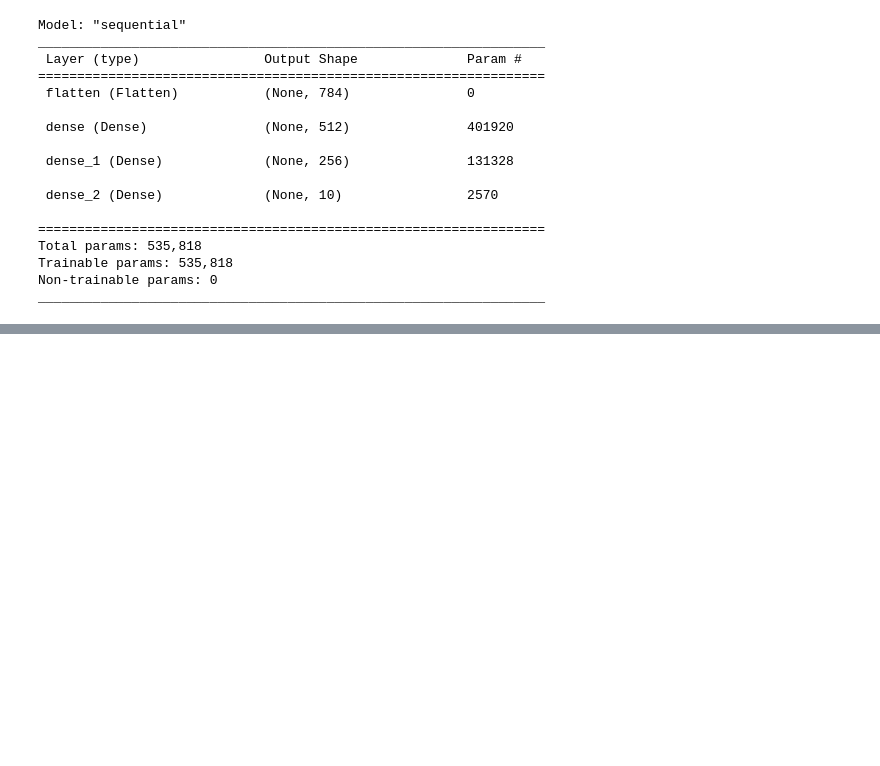
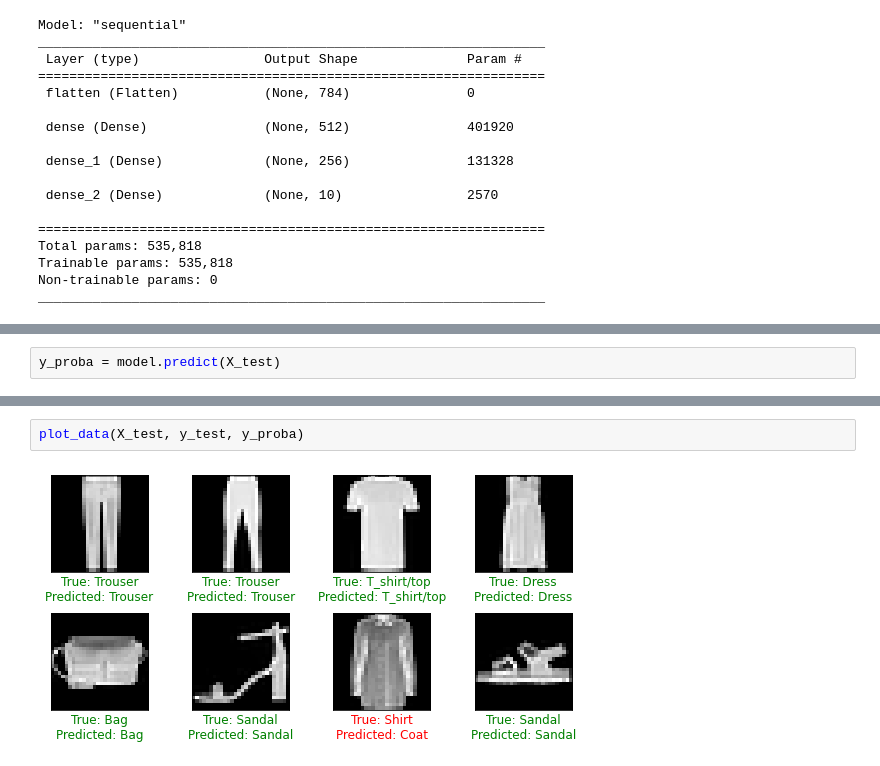
Before and after one commit to PhungHuuTai/Fashion_mnist_ANN, a Jupyter notebook: fashion_mnist_ann.ipynb, the cells around one changed output, grey strips where cells are left out. Drawn from its saved outputs; the diff is of its cells as text; blank space fills up the shorter version.

```diff
--- a/fashion_mnist_ann.ipynb
+++ b/fashion_mnist_ann.ipynb
@@ -108,0 +204,2 @@ _________________________________________________________________
+# %%
+y_proba = model.predict(X_test)
@@ -108,0 +208,4 @@ _________________________________________________________________
+# %%
+plot_data(X_test, y_test, y_proba)
+# %% [output]
+[figure, added]
```
Also changed, not shown: parts of 16 cells of this notebook.
